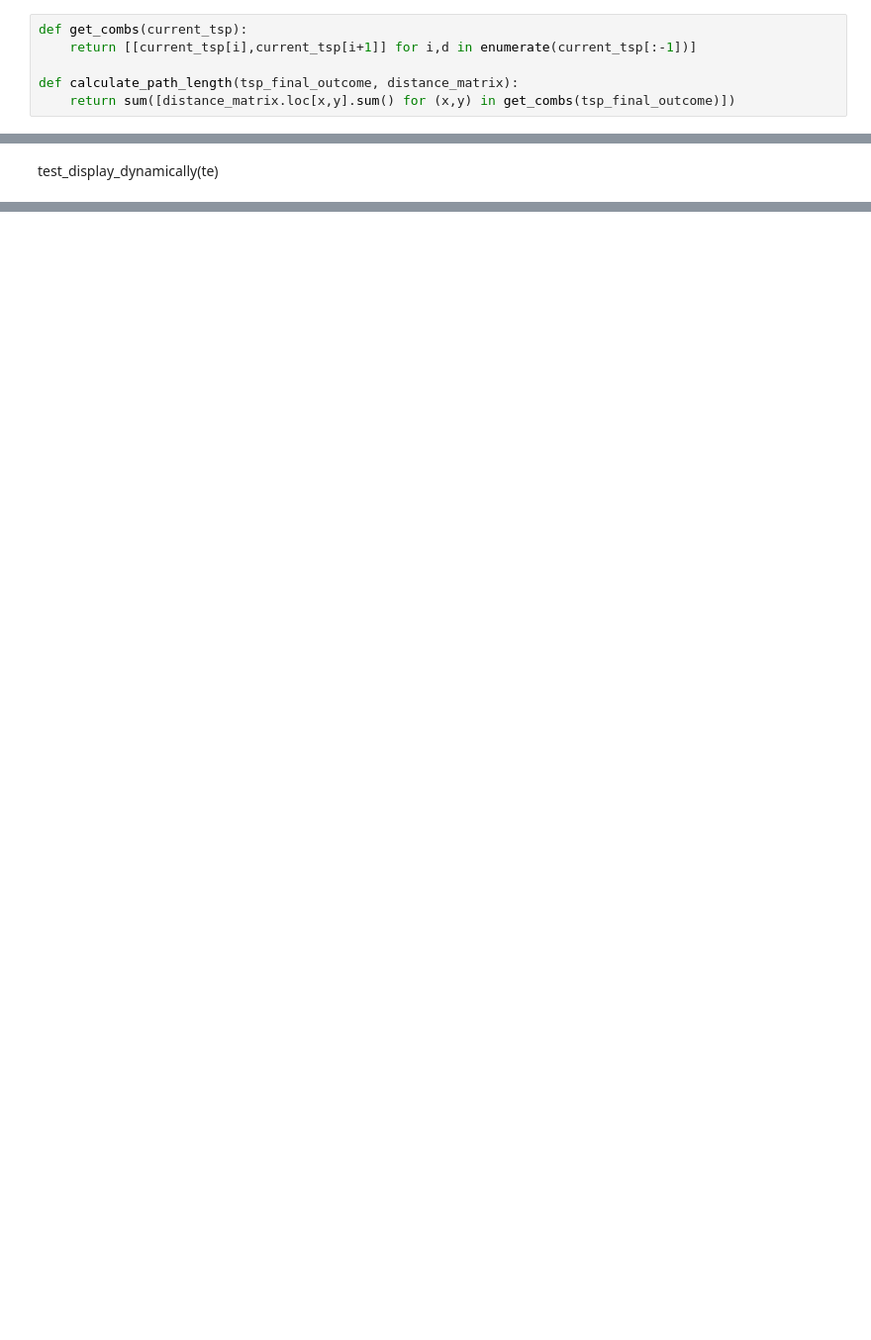
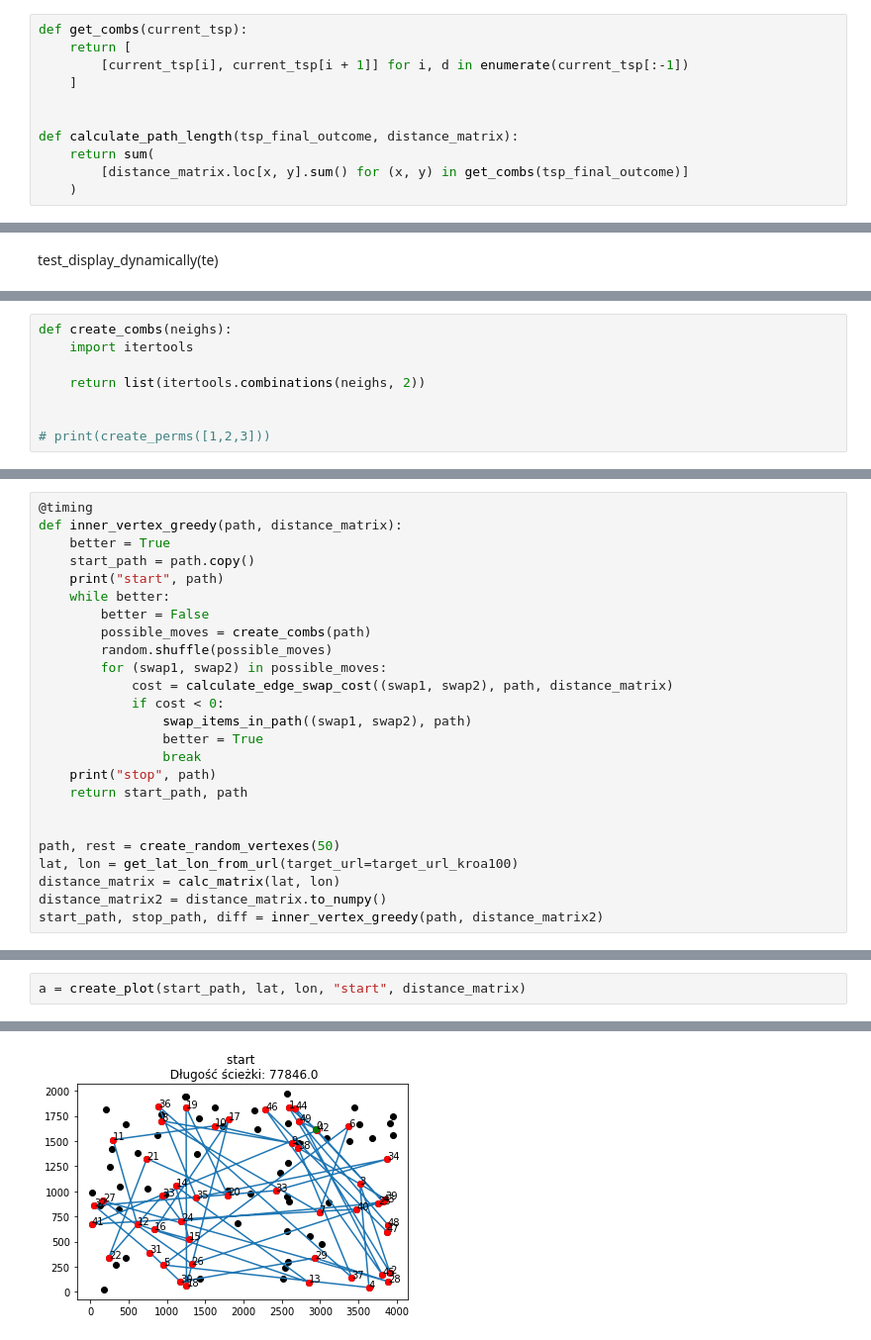
Before and after one commit to patrykwenz/AEM, a Jupyter notebook: AEM - lab1.ipynb, the cells around one changed output, grey strips where cells are left out. Shown at 99% size. Drawn from its saved outputs; the diff is of its cells as text; blank space fills up the shorter version.

```diff
--- a/AEM - lab1.ipynb
+++ b/AEM - lab1.ipynb
@@ -118,6 +128,11 @@ def test_display_dynamically(tedis,distance_matrix, lat, lon):
 # %%
 def get_combs(current_tsp):
-    return [[current_tsp[i],current_tsp[i+1]] for i,d in enumerate(current_tsp[:-1])]
+    return [
+        [current_tsp[i], current_tsp[i + 1]] for i, d in enumerate(current_tsp[:-1])
+    ]
+
 
 def calculate_path_length(tsp_final_outcome, distance_matrix):
-    return sum([distance_matrix.loc[x,y].sum() for (x,y) in get_combs(tsp_final_outcome)])
+    return sum(
+        [distance_matrix.loc[x, y].sum() for (x, y) in get_combs(tsp_final_outcome)]
+    )
@@ -438,0 +566,8 @@ print(nn)
+# %%
+def create_combs(neighs):
+    import itertools
+
+    return list(itertools.combinations(neighs, 2))
+
+
+# print(create_perms([1,2,3]))
@@ -438,0 +613,25 @@ print(nn)
+# %%
+@timing
+def inner_vertex_greedy(path, distance_matrix):
+    better = True
+    start_path = path.copy()
+    print("start", path)
+    while better:
+        better = False
+        possible_moves = create_combs(path)
+        random.shuffle(possible_moves)
+        for (swap1, swap2) in possible_moves:
+            cost = calculate_edge_swap_cost((swap1, swap2), path, distance_matrix)
+            if cost < 0:
+                swap_items_in_path((swap1, swap2), path)
+                better = True
+                break
+    print("stop", path)
+    return start_path, path
+
+
+path, rest = create_random_vertexes(50)
+lat, lon = get_lat_lon_from_url(target_url=target_url_kroa100)
+distance_matrix = calc_matrix(lat, lon)
+distance_matrix2 = distance_matrix.to_numpy()
+start_path, stop_path, diff = inner_vertex_greedy(path, distance_matrix2)
@@ -438,0 +643,3 @@ print(nn)
+# %%
+a = create_plot(start_path, lat, lon, "start", distance_matrix)
+# %% [output]
@@ -438,0 +648 @@ print(nn)
+[figure, added]
```
Also changed, not shown: parts of 73 cells of this notebook.
